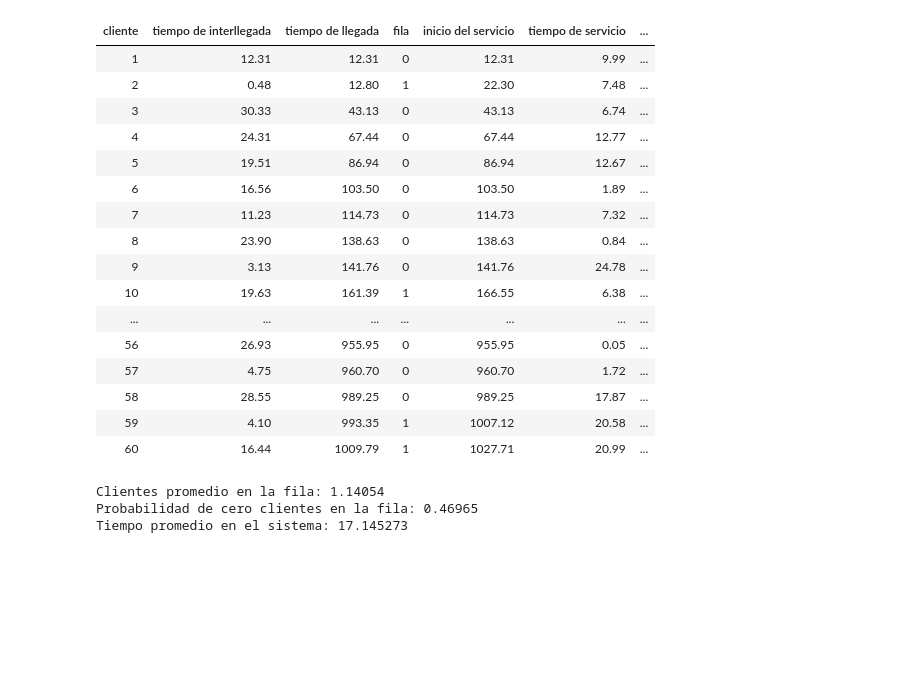
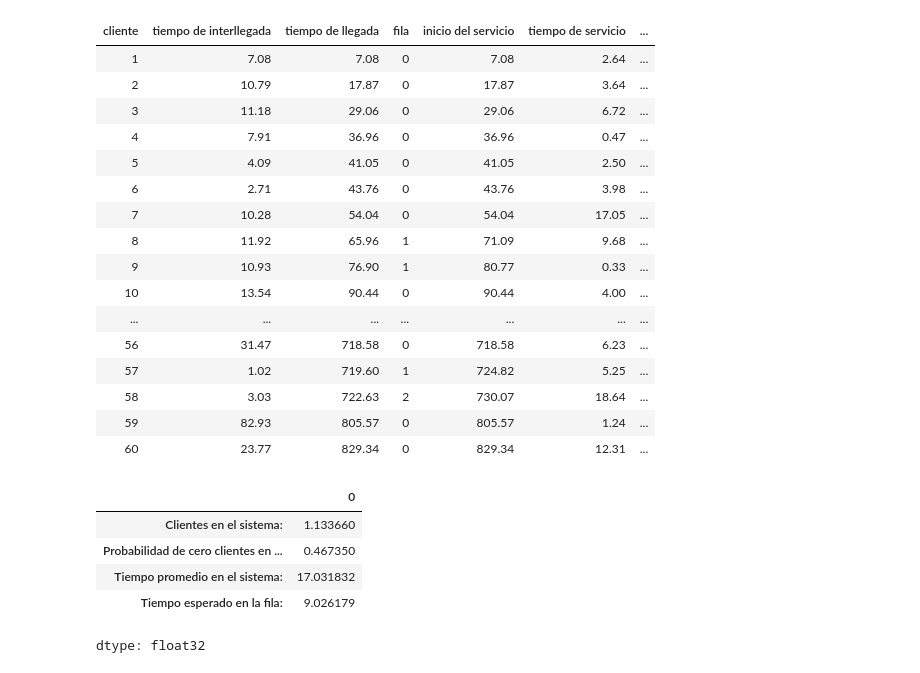
Before and after one commit to AyaxYordi/Simulacion, a Jupyter notebook: Linea_de_espera_un_servidor.ipynb, the cells around one changed output. Cells and saved outputs as stored; diff of their text form; code cells hidden in the pictures; blank space fills up the shorter version.

```diff
--- a/Linea_de_espera_un_servidor.ipynb
+++ b/Linea_de_espera_un_servidor.ipynb
@@ -15,7 +24,7 @@ def lineaE(n):
 	t0 = 0
 	s = 0 # total de clientes en la fila
 	k = 0 # indice
-	datos = np.zeros( (n,9) )
+	datos = np.zeros( (n,10) )
 	encabezados = [
 'cliente',
 'tiempo de interllegada',
@@ -25,7 +34,8 @@ def lineaE(n):
 'tiempo de servicio',
 'fin del servicio',
 'tiempo en el sistema',
-'tiempo promedio en el sistema']
+'tiempo promedio en el sistema',
+'tiempo de espera en la fila']
 	for i in range(n):
 		# numero de cliente
 		datos[i][0] = i + 1
@@ -61,57 +71,68 @@ def lineaE(n):
 			datos[i][4] = max( datos[i-1][6] , t0 )
 
 		# distribucion del tiempo de servicio
 		u = expo(1/8)
 		datos[i][5] = u
 
 		# fin del servicio
 		datos[i][6] = datos[i][4] + u
 
 		# tiempo en el sistema
 		datos[i][7] = datos[i][6] - t0
 
 		# tiempo promedio en el sistema
 		if i == 0:
 			datos[i][8] = datos[i][6]
 		else:
 			datos[i][8] = datos[0:i,7].mean()
+
+	 # tiempo de espera en la fila
+		if i == 0:
+			datos[i][9] = 0
+		else:
+			datos[i][9] = datos[i][4] - datos[i][2]
+
 	return pd.DataFrame( np.round(datos,2) , columns = encabezados).astype({'cliente':np.int32,
 'tiempo de interllegada':np.float32,
 'tiempo de llegada':np.float32,
 'fila':np.int32,
 'inicio del servicio':np.float32,
 'tiempo de servicio':np.float32,
 'fin del servicio':np.float32,
 'tiempo en el sistema':np.float32,
-'tiempo promedio en el sistema':np.float32})
+'tiempo promedio en el sistema':np.float32,
+'tiempo de espera en la fila':np.float32})
 
 simu = lineaE(60).style.hide( axis = "index" ).format( precision = 2 )
 simu
 # %% [output]
 | cliente | tiempo de interllegada | tiempo de llegada | fila | inicio del servicio | tiempo de servicio | ... |
-| 1 | 12.31 | 12.31 | 0 | 12.31 | 9.99 | ... |
-| 2 | 0.48 | 12.80 | 1 | 22.30 | 7.48 | ... |
-| 3 | 30.33 | 43.13 | 0 | 43.13 | 6.74 | ... |
-| 4 | 24.31 | 67.44 | 0 | 67.44 | 12.77 | ... |
-| 5 | 19.51 | 86.94 | 0 | 86.94 | 12.67 | ... |
-| 6 | 16.56 | 103.50 | 0 | 103.50 | 1.89 | ... |
-| 7 | 11.23 | 114.73 | 0 | 114.73 | 7.32 | ... |
-| 8 | 23.90 | 138.63 | 0 | 138.63 | 0.84 | ... |
-| 9 | 3.13 | 141.76 | 0 | 141.76 | 24.78 | ... |
-| 10 | 19.63 | 161.39 | 1 | 166.55 | 6.38 | ... |
+| 1 | 7.08 | 7.08 | 0 | 7.08 | 2.64 | ... |
+| 2 | 10.79 | 17.87 | 0 | 17.87 | 3.64 | ... |
+| 3 | 11.18 | 29.06 | 0 | 29.06 | 6.72 | ... |
+| 4 | 7.91 | 36.96 | 0 | 36.96 | 0.47 | ... |
+| 5 | 4.09 | 41.05 | 0 | 41.05 | 2.50 | ... |
+| 6 | 2.71 | 43.76 | 0 | 43.76 | 3.98 | ... |
+| 7 | 10.28 | 54.04 | 0 | 54.04 | 17.05 | ... |
+| 8 | 11.92 | 65.96 | 1 | 71.09 | 9.68 | ... |
+| 9 | 10.93 | 76.90 | 1 | 80.77 | 0.33 | ... |
+| 10 | 13.54 | 90.44 | 0 | 90.44 | 4.00 | ... |
 | ... | ... | ... | ... | ... | ... | ... |
-| 56 | 26.93 | 955.95 | 0 | 955.95 | 0.05 | ... |
-| 57 | 4.75 | 960.70 | 0 | 960.70 | 1.72 | ... |
-| 58 | 28.55 | 989.25 | 0 | 989.25 | 17.87 | ... |
-| 59 | 4.10 | 993.35 | 1 | 1007.12 | 20.58 | ... |
-| 60 | 16.44 | 1009.79 | 1 | 1027.71 | 20.99 | ... |
+| 56 | 31.47 | 718.58 | 0 | 718.58 | 6.23 | ... |
+| 57 | 1.02 | 719.60 | 1 | 724.82 | 5.25 | ... |
+| 58 | 3.03 | 722.63 | 2 | 730.07 | 18.64 | ... |
+| 59 | 82.93 | 805.57 | 0 | 805.57 | 1.24 | ... |
+| 60 | 23.77 | 829.34 | 0 | 829.34 | 12.31 | ... |
-# %%
-k = 100000
-simu2 = lineaE(k)
-print("Clientes promedio en la fila:",simu2['fila'].mean())
-print("Probabilidad de cero clientes en la fila:", simu2["fila"][(simu2["fila"]==0)].size/k)
-print("Tiempo promedio en el sistema:",simu2['tiempo en el sistema'].mean())
-# %% [output]
-Clientes promedio en la fila: 1.14054
-Probabilidad de cero clientes en la fila: 0.46965
-Tiempo promedio en el sistema: 17.145273
+# %%
+k = 100000
+simu2 = lineaE(k)
+A = [simu2['fila'].mean() , simu2["fila"][(simu2["fila"]==0)].size/k , simu2['tiempo en el sistema'].mean() , simu2['tiempo de espera en la fila'].mean() ]
+pd.Series(A,index=["Clientes en el sistema:","Probabilidad de cero clientes en la fila:","Tiempo promedio en el sistema:","Tiempo esperado en la fila:"],
+dtype = np.float32)
+# %% [output]
+|  | 0 |
+| Clientes en el sistema: | 1.133660 |
+| Probabilidad de cero clientes en ... | 0.467350 |
+| Tiempo promedio en el sistema: | 17.031832 |
+| Tiempo esperado en la fila: | 9.026179 |
+dtype: float32
```
Also changed, not shown: parts of 4 cells of this notebook.
